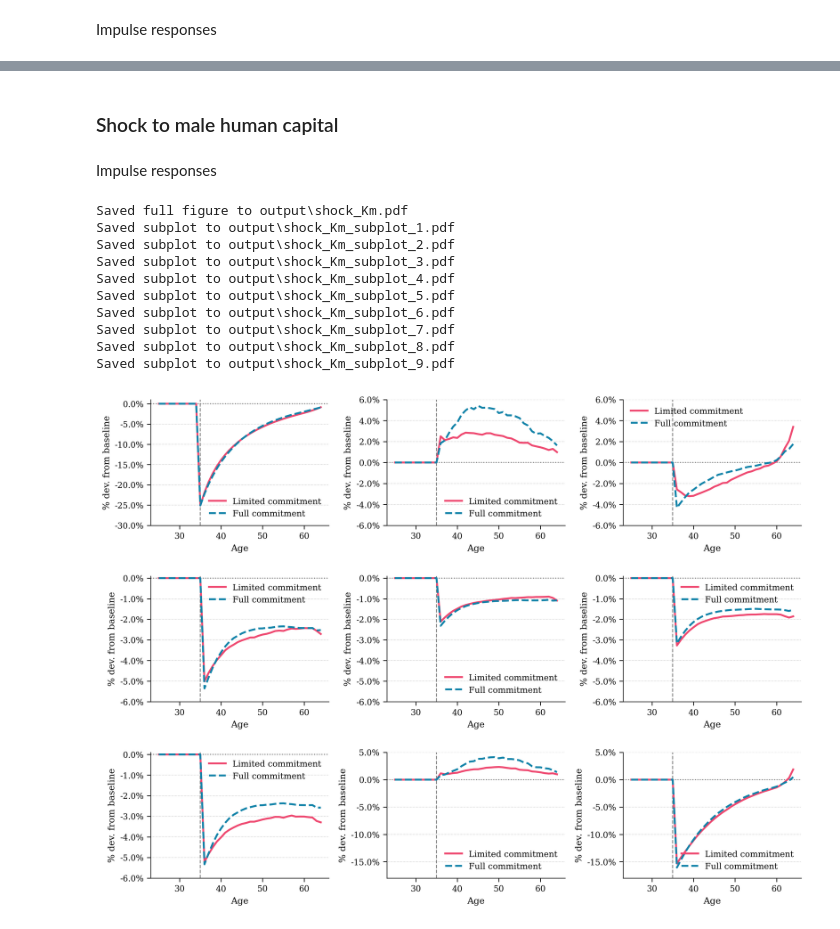
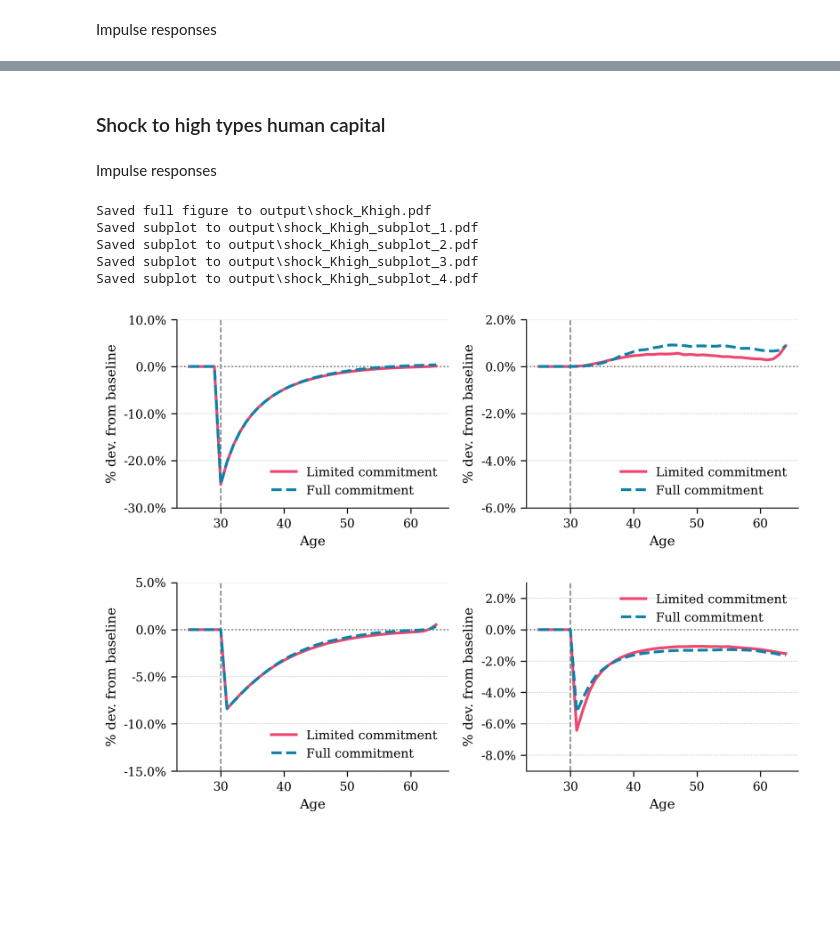
Before and after one commit to ThomasHJorgensen/FastBargaining, a Jupyter notebook: Application/04. Counterfactuals.ipynb, the cells around one changed output, grey strips where cells are left out. Saved outputs shown, nothing was run; the diff lists cells and outputs as text; code cells hidden in the pictures; blank space fills up the shorter version.

```diff
--- a/Application/04. Counterfactuals.ipynb
+++ b/Application/04. Counterfactuals.ipynb
@@ -87,12 +92,0 @@ Introduce a large shock in a specific period
-# %%
-age_min = 25
-age_shock = 35
-size_shock = 0.75
-t_shock = age_shock-age_min
-
-for name, mdl in models.items():
-    mdl.draw_shocks()
-    if 'shock' in name:
-        mdl.sim.draw_love[:,t_shock] = -5.0
-        mdl.sim.draw_repartner_love[:,t_shock] = -5.0
-    mdl.simulate()
@@ -140,7 +164,9 @@ def impulse_response(ax, var, models, title=None, ylim=None):
     ax.legend()
 # %%
 age_min = 25
-age_shock = 35
+age_shock = 30
 size_shock = - 0.25
 t_shock = age_shock-age_min
+
+table_values = {}
 # %% [markdown]
@@ -288,5 +210,5 @@ female\_consumption\_share & 0.499 & 0.499 & -0.000 & 0.500 & 0.500 & +0.000 \\
 # %% [markdown]
-### Shock to male human capital
+### Shock to high types human capital
 # %%
 for name, mdl in models.items():
     mdl.draw_shocks()
@@ -314,28 +222,18 @@ for name, mdl in models.items():
 Impulse responses
 # %%
 fm = FigureManager(path, use_latex=False, cycle_linestyles=True)
-fig, axes = fm.create_figure(3,3,9, horizontal=True)
-impulse_response(axes[0], 'Km', models, ylim=(-0.30,0.01))
-impulse_response(axes[1], 'lw', models, ylim=(-0.06,0.06))
-impulse_response(axes[2], 'lm', models, ylim=(-0.06,0.06))
-impulse_response(axes[3], 'Cw_inter', models, ylim=(-0.06,0.001))
-impulse_response(axes[4], 'Cw_priv', models, ylim=(-0.06,0.001))
-impulse_response(axes[5], 'Cm_priv', models, ylim=(-0.06,0.001))
-impulse_response(axes[6], 'C_tot', models, ylim=(-0.06,0.001))
-impulse_response(axes[7], 'wage_inc_w', models, ylim=(-0.18,0.05))
-impulse_response(axes[8], 'wage_inc_m', models, ylim=(-0.18,0.05))
+fig, axes = fm.create_figure(2,2,4, horizontal=False)
+impulse_response(axes[0], 'KX', models, show='high', vline=age_shock, ylim=(-0.30,0.10))
+impulse_response(axes[1], 'lX', models, show='high', vline=age_shock, ylim=(-0.06,0.02))
+impulse_response(axes[2], 'wage_inc_X', models, show='high', vline=age_shock, ylim=(-0.15,0.05))
+impulse_response(axes[3], 'C_tot', models, show='high', vline=age_shock, ylim=(-0.09,0.03))
 
 fig.tight_layout()
-fm.save_figure(filename="shock_Km", include_title=False)
+fm.save_figure(filename="shock_Khigh", include_title=False)
 # %% [output]
-Saved full figure to output\shock_Km.pdf
-Saved subplot to output\shock_Km_subplot_1.pdf
-Saved subplot to output\shock_Km_subplot_2.pdf
-Saved subplot to output\shock_Km_subplot_3.pdf
-Saved subplot to output\shock_Km_subplot_4.pdf
-Saved subplot to output\shock_Km_subplot_5.pdf
-Saved subplot to output\shock_Km_subplot_6.pdf
-Saved subplot to output\shock_Km_subplot_7.pdf
-Saved subplot to output\shock_Km_subplot_8.pdf
-Saved subplot to output\shock_Km_subplot_9.pdf
+Saved full figure to output\shock_Khigh.pdf
+Saved subplot to output\shock_Khigh_subplot_1.pdf
+Saved subplot to output\shock_Khigh_subplot_2.pdf
+Saved subplot to output\shock_Khigh_subplot_3.pdf
+Saved subplot to output\shock_Khigh_subplot_4.pdf
-[figure, old version]
+[figure, new version]
```
Also changed, not shown: parts of 32 cells of this notebook, 2 other files.
